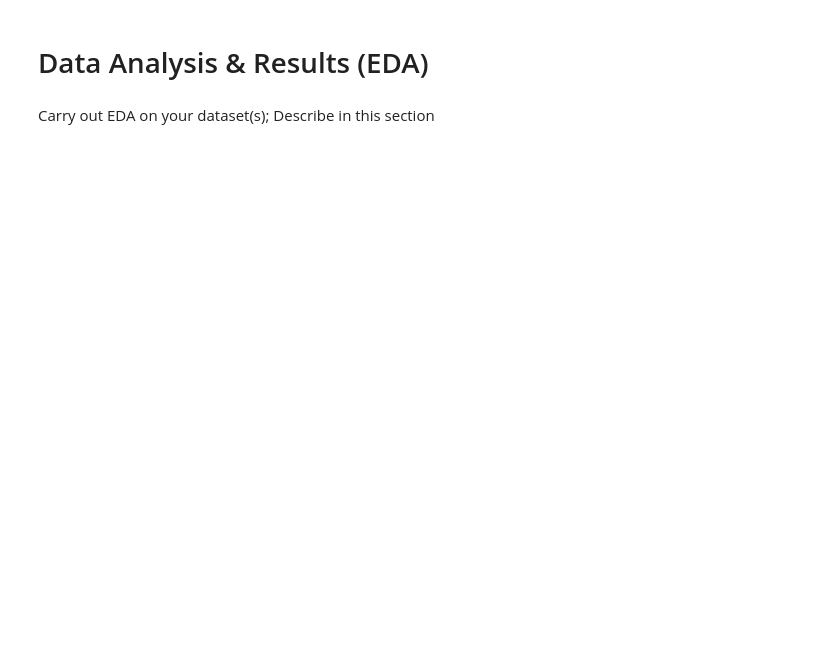
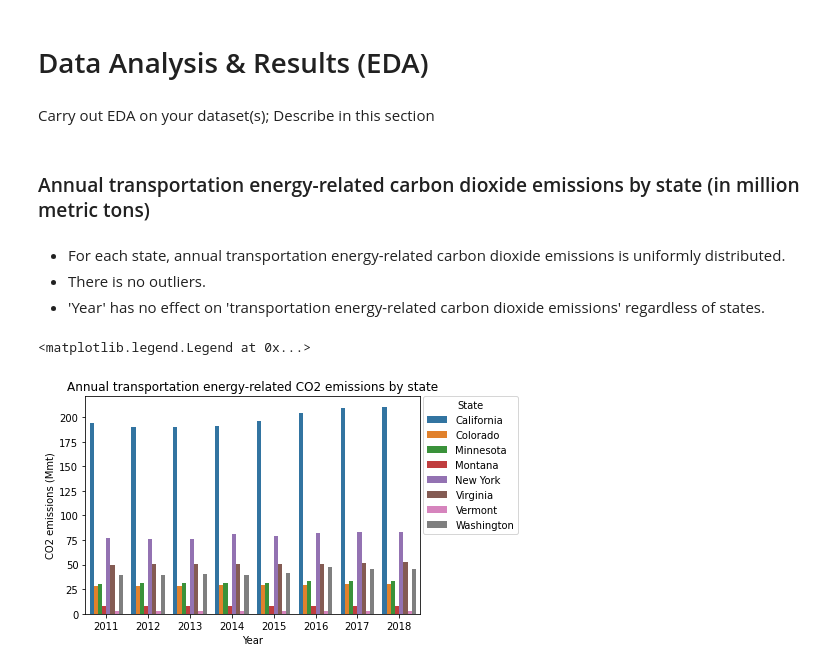
Before and after one commit to michaelgranado/EV-Count-and-CO2-Emissions-Project, a Jupyter notebook: EDACheckpointGroup039-Wi22.ipynb, the cells around one changed output. Drawn from its saved outputs; the diff is of its cells as text; code cells hidden in the pictures; blank space fills up the shorter version.

Commit message:
add EDA for annual transportation CO2 emissions

```diff
--- a/EDACheckpointGroup039-Wi22.ipynb
+++ b/EDACheckpointGroup039-Wi22.ipynb
@@ -408,3 +413,17 @@ df
 # Data Analysis & Results (EDA)
 # %% [markdown]
 Carry out EDA on your dataset(s); Describe in this section
+# %% [markdown]
+### Annual transportation energy-related carbon dioxide emissions by state (in million metric tons)
+# %% [markdown]
+- For each state, annual transportation energy-related carbon dioxide emissions is uniformly distributed.
+- There is no outliers.
+- 'Year' has no effect on 'transportation energy-related carbon dioxide emissions' regardless of states.
+# %%
+transportation_bar = sns.barplot(data=df, x='Year', y='transportation_em', hue='State')
+transportation_bar.set_title('Annual transportation energy-related CO2 emissions by state')
+transportation_bar.set_ylabel('CO2 emissions (Mmt)', fontsize = 10)
+plt.legend(title='State', bbox_to_anchor=(1.01, 1), loc='upper left', borderaxespad=0)
+# %% [output]
+<matplotlib.legend.Legend at 0x...>
+[figure, added]
```
Also changed, not shown: parts of 2 cells of this notebook.
